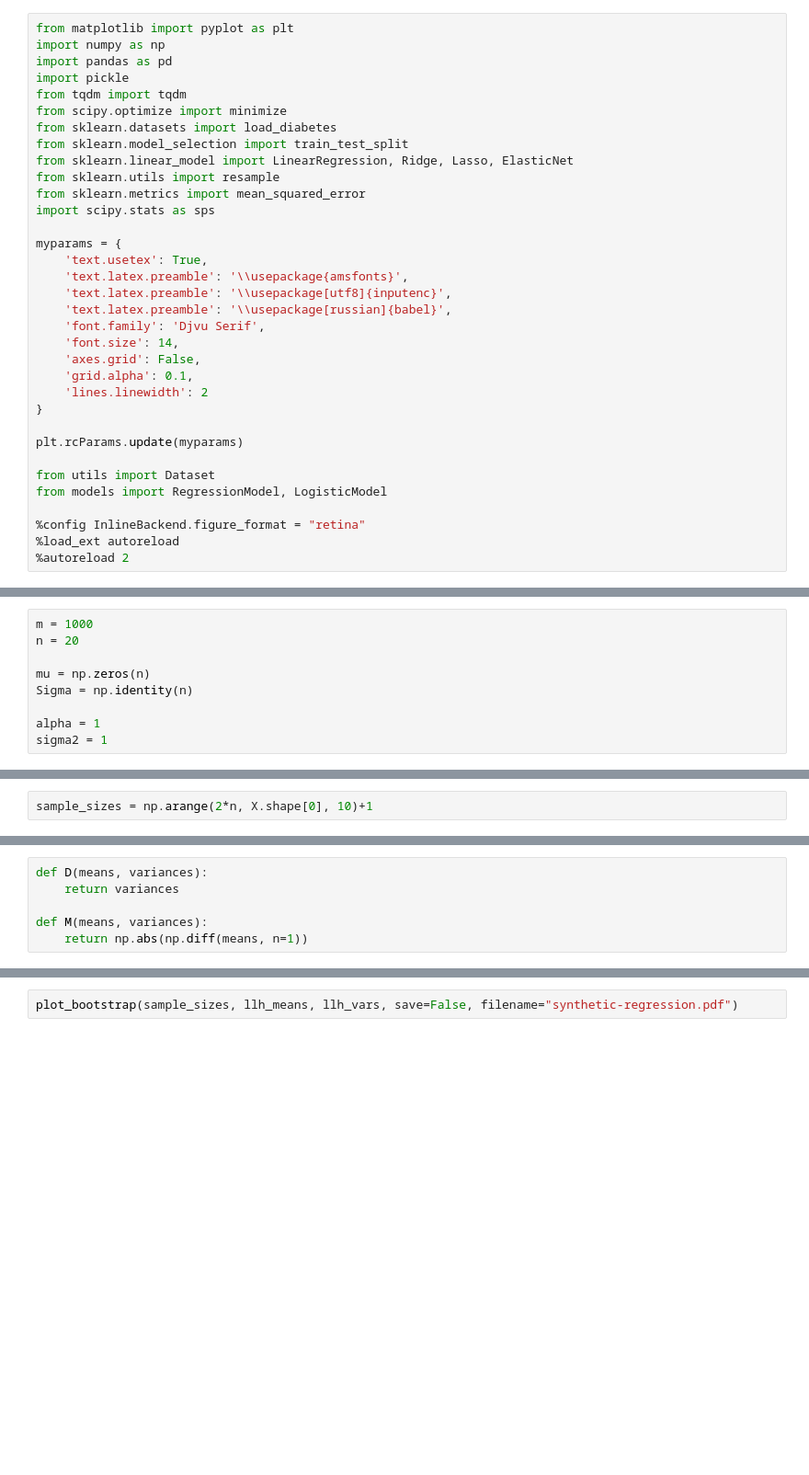
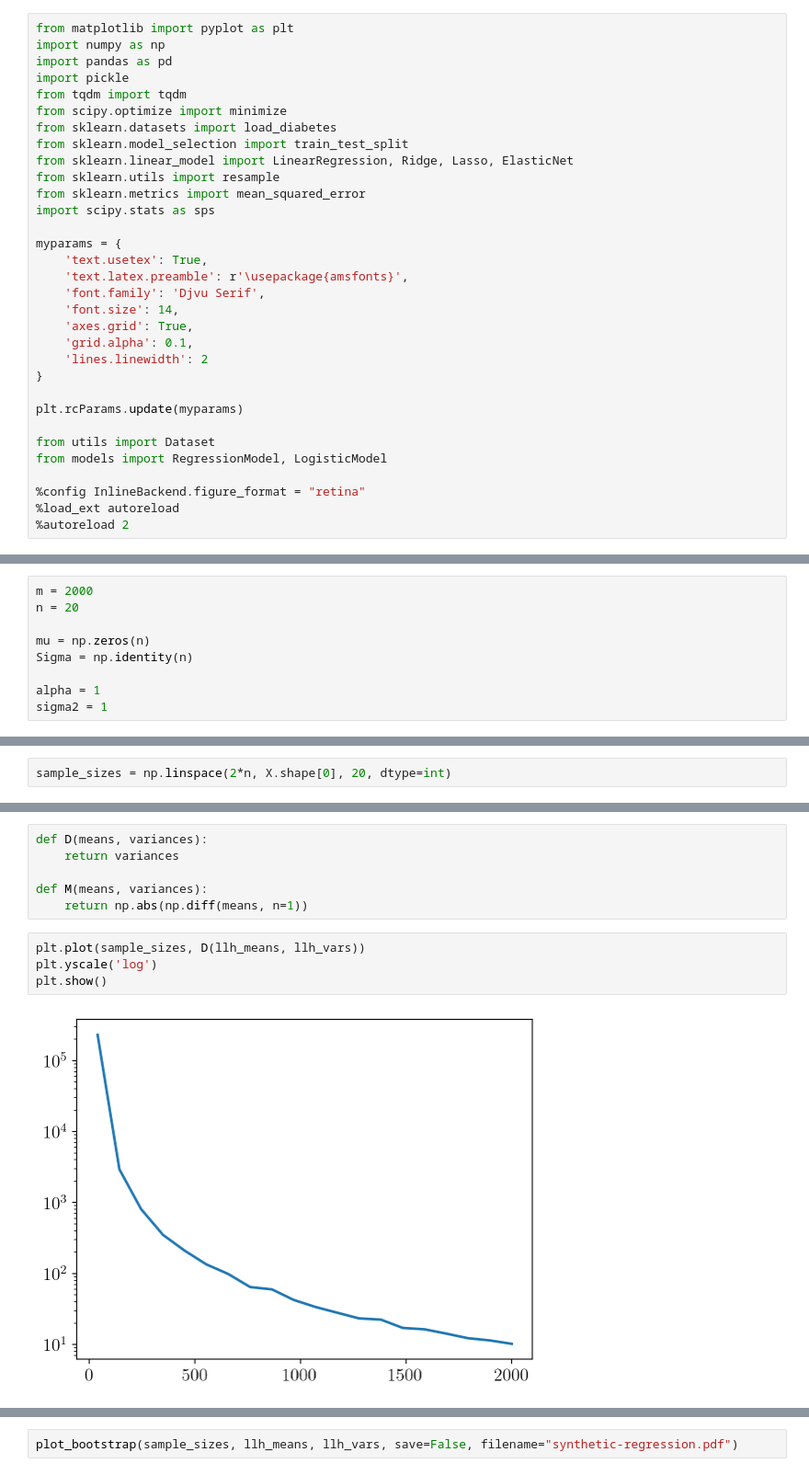
Before and after one commit to kisnikser/Bayesian-Sample-Size-Estimation, a Jupyter notebook: code/main.ipynb, the cells around one changed output, grey strips where cells are left out. Shown at 92% size. Saved outputs shown, nothing was run; the diff lists cells and outputs as text; blank space fills up the shorter version.

```diff
--- a/code/main.ipynb
+++ b/code/main.ipynb
@@ -14,12 +14,10 @@ import scipy.stats as sps
 
 myparams = {
     'text.usetex': True,
-    'text.latex.preamble': '\\usepackage{amsfonts}',
-    'text.latex.preamble': '\\usepackage[utf8]{inputenc}',
-    'text.latex.preamble': '\\usepackage[russian]{babel}',
+    'text.latex.preamble': r'\usepackage{amsfonts}',
     'font.family': 'Djvu Serif',
     'font.size': 14,
-    'axes.grid': False,
+    'axes.grid': True,
     'grid.alpha': 0.1,
     'lines.linewidth': 2
 }
@@ -43,7 +44,7 @@ $$ p(y_i | \mathbf{x}_i, \mathbf{w}) = \mathcal{N}(y_i | \mathbf{w}^\top \mathbf
 # %% [markdown]
 Сгенерируем синтетическую выборку
 # %%
-m = 1000
+m = 2000
 n = 20
 
 mu = np.zeros(n)
@@ -65,7 +66,7 @@ def loglikelihood(y, X, w, sigma2):
 # %% [markdown]
 С помощью техники бутстрэп сделаем оценку метематического ожидания и дисперсии
 # %%
-sample_sizes = np.arange(2*n, X.shape[0], 10)+1
+sample_sizes = np.linspace(2*n, X.shape[0], 20, dtype=int)
 # %%
 B = 1000
 llh_means = []
@@ -98,4 +99,10 @@ def D(means, variances):
 
 def M(means, variances):
     return np.abs(np.diff(means, n=1))
+# %%
+plt.plot(sample_sizes, D(llh_means, llh_vars))
+plt.yscale('log')
+plt.show()
+# %% [output]
+[figure, added]
 # %%
```
Also changed, not shown: parts of 8 cells of this notebook, 9 other files.
